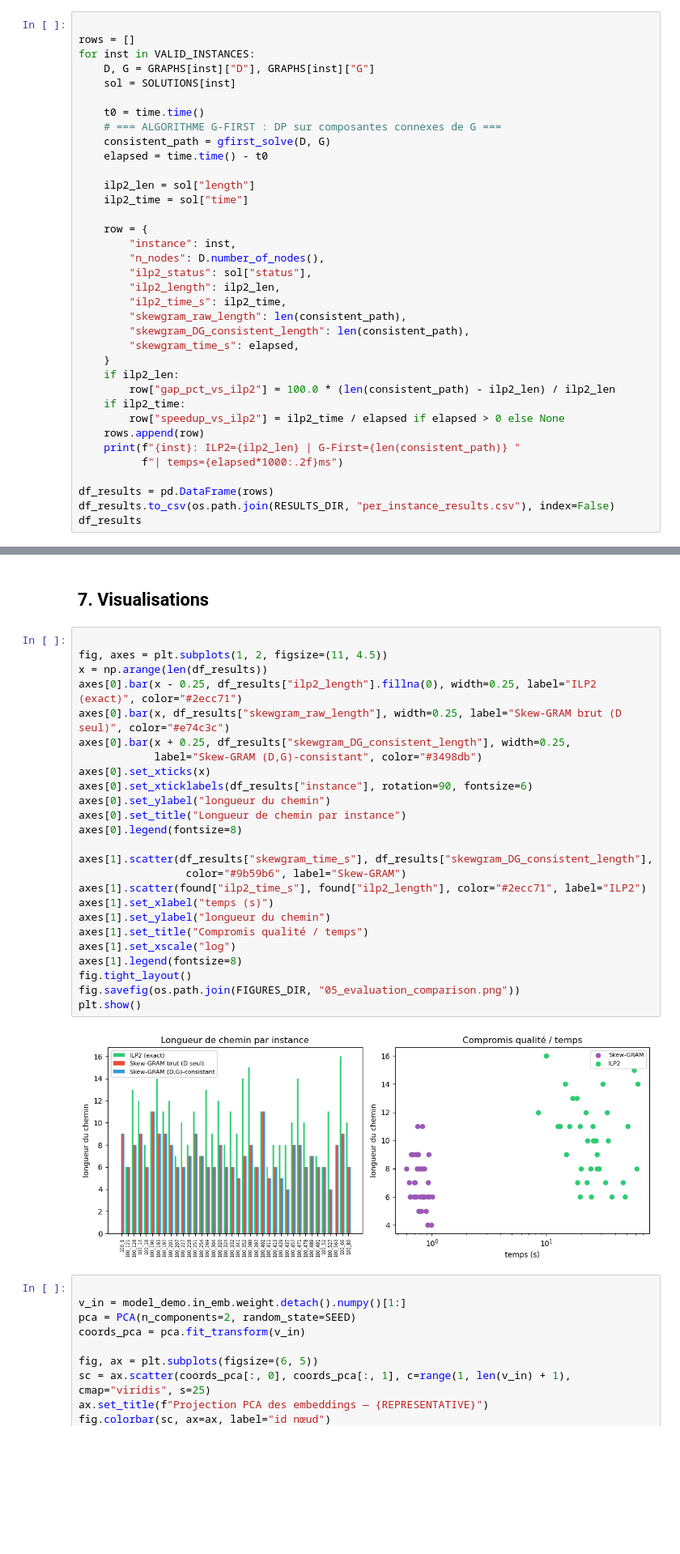
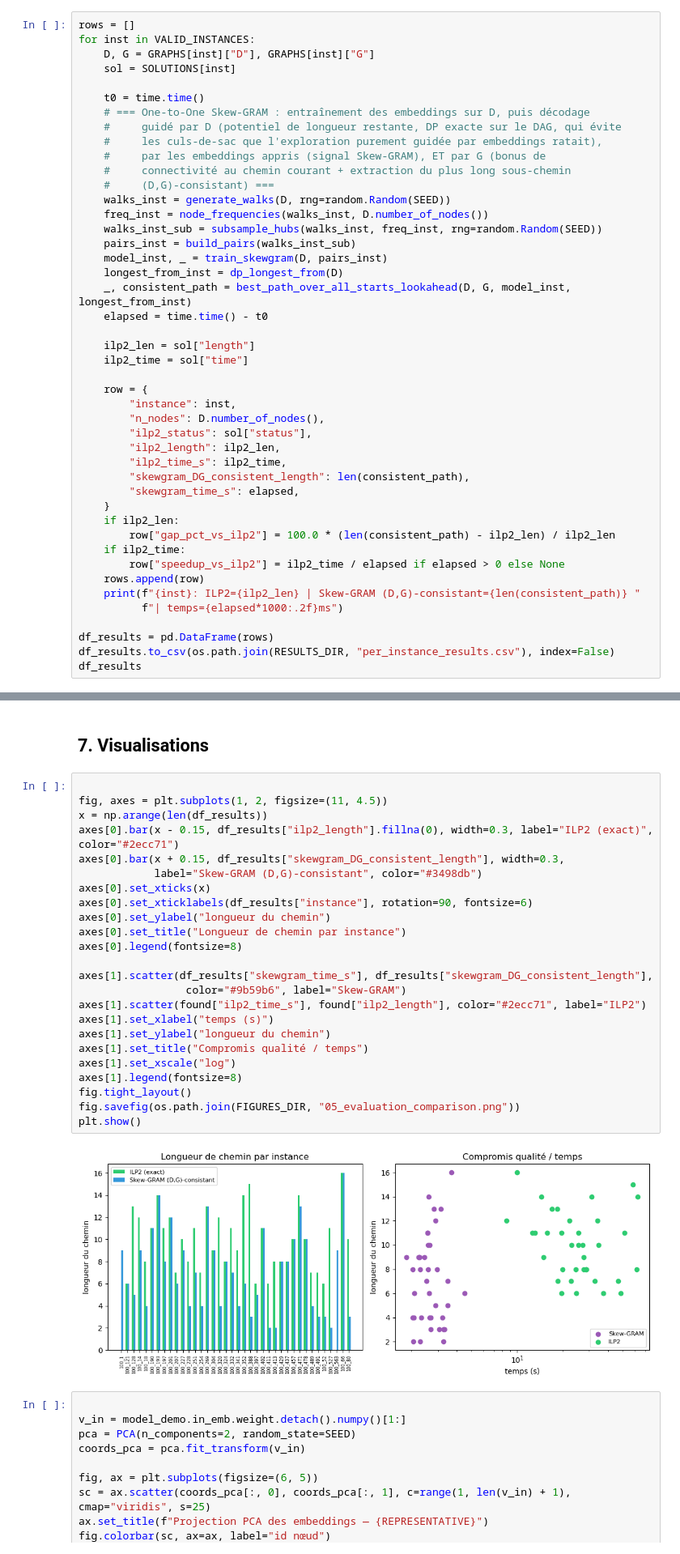
Before and after one commit to AymanMady/deep-learning, a Jupyter notebook: one_to_one_skewgram.ipynb, the cells around one changed output, grey strips where cells are left out. Shown at 81% size. Saved outputs shown, nothing was run; the diff lists cells and outputs as text; blank space fills up the shorter version.

Commit message:
Version avec SkewGRAM

```diff
--- a/one_to_one_skewgram.ipynb
+++ b/one_to_one_skewgram.ipynb
@@ -795,15 +737,25 @@ Adam) → décodage (étape A : beam search largeur 4 depuis chaque nœud de dé
 étape B : extraction du plus long sous-chemin (D,G)-consistant) → comparaison à la
 référence ILP2. Graine unique `SEED=42`.
 # %%
-
 rows = []
 for inst in VALID_INSTANCES:
     D, G = GRAPHS[inst]["D"], GRAPHS[inst]["G"]
     sol = SOLUTIONS[inst]
 
     t0 = time.time()
-    # === ALGORITHME G-FIRST : DP sur composantes connexes de G ===
-    consistent_path = gfirst_solve(D, G)
+    # === One-to-One Skew-GRAM : entraînement des embeddings sur D, puis décodage
+    #     guidé par D (potentiel de longueur restante, DP exacte sur le DAG, qui évite
+    #     les culs-de-sac que l'exploration purement guidée par embeddings ratait),
+    #     par les embeddings appris (signal Skew-GRAM), ET par G (bonus de
+    #     connectivité au chemin courant + extraction du plus long sous-chemin
+    #     (D,G)-consistant) ===
+    walks_inst = generate_walks(D, rng=random.Random(SEED))
+    freq_inst = node_frequencies(walks_inst, D.number_of_nodes())
+    walks_inst_sub = subsample_hubs(walks_inst, freq_inst, rng=random.Random(SEED))
+    pairs_inst = build_pairs(walks_inst_sub)
+    model_inst, _ = train_skewgram(D, pairs_inst)
+    longest_from_inst = dp_longest_from(D)
+    _, consistent_path = best_path_over_all_starts_lookahead(D, G, model_inst, longest_from_inst)
     elapsed = time.time() - t0
 
     ilp2_len = sol["length"]
@@ -815,7 +767,6 @@ for inst in VALID_INSTANCES:
         "ilp2_status": sol["status"],
         "ilp2_length": ilp2_len,
         "ilp2_time_s": ilp2_time,
-        "skewgram_raw_length": len(consistent_path),
         "skewgram_DG_consistent_length": len(consistent_path),
         "skewgram_time_s": elapsed,
     }
@@ -824,7 +775,7 @@ for inst in VALID_INSTANCES:
     if ilp2_time:
         row["speedup_vs_ilp2"] = ilp2_time / elapsed if elapsed > 0 else None
     rows.append(row)
-    print(f"{inst}: ILP2={ilp2_len} | G-First={len(consistent_path)} "
+    print(f"{inst}: ILP2={ilp2_len} | Skew-GRAM (D,G)-consistant={len(consistent_path)} "
           f"| temps={elapsed*1000:.2f}ms")
 
 df_results = pd.DataFrame(rows)
@@ -910,30 +852,29 @@ précédente du projet, qui ignorait cette contrainte.
 # %%
 
 fig, axes = plt.subplots(1, 2, figsize=(11, 4.5))
 x = np.arange(len(df_results))
-axes[0].bar(x - 0.25, df_results["ilp2_length"].fillna(0), width=0.25, label="ILP2 (exact)", color="#2ecc71")
-axes[0].bar(x, df_results["skewgram_raw_length"], width=0.25, label="Skew-GRAM brut (D seul)", color="#e74c3c")
-axes[0].bar(x + 0.25, df_results["skewgram_DG_consistent_length"], width=0.25,
+axes[0].bar(x - 0.15, df_results["ilp2_length"].fillna(0), width=0.3, label="ILP2 (exact)", color="#2ecc71")
+axes[0].bar(x + 0.15, df_results["skewgram_DG_consistent_length"], width=0.3,
             label="Skew-GRAM (D,G)-consistant", color="#3498db")
 axes[0].set_xticks(x)
 axes[0].set_xticklabels(df_results["instance"], rotation=90, fontsize=6)
 axes[0].set_ylabel("longueur du chemin")
 axes[0].set_title("Longueur de chemin par instance")
 axes[0].legend(fontsize=8)
 
 axes[1].scatter(df_results["skewgram_time_s"], df_results["skewgram_DG_consistent_length"],
                  color="#9b59b6", label="Skew-GRAM")
 axes[1].scatter(found["ilp2_time_s"], found["ilp2_length"], color="#2ecc71", label="ILP2")
 axes[1].set_xlabel("temps (s)")
 axes[1].set_ylabel("longueur du chemin")
 axes[1].set_title("Compromis qualité / temps")
 axes[1].set_xscale("log")
 axes[1].legend(fontsize=8)
 fig.tight_layout()
 fig.savefig(os.path.join(FIGURES_DIR, "05_evaluation_comparison.png"))
 plt.show()
 # %% [output]
-[figure, old version]
+[figure, new version]
 # %%
 
 v_in = model_demo.in_emb.weight.detach().numpy()[1:]
```
Also changed, not shown: parts of 10 cells of this notebook, 13 other files.
